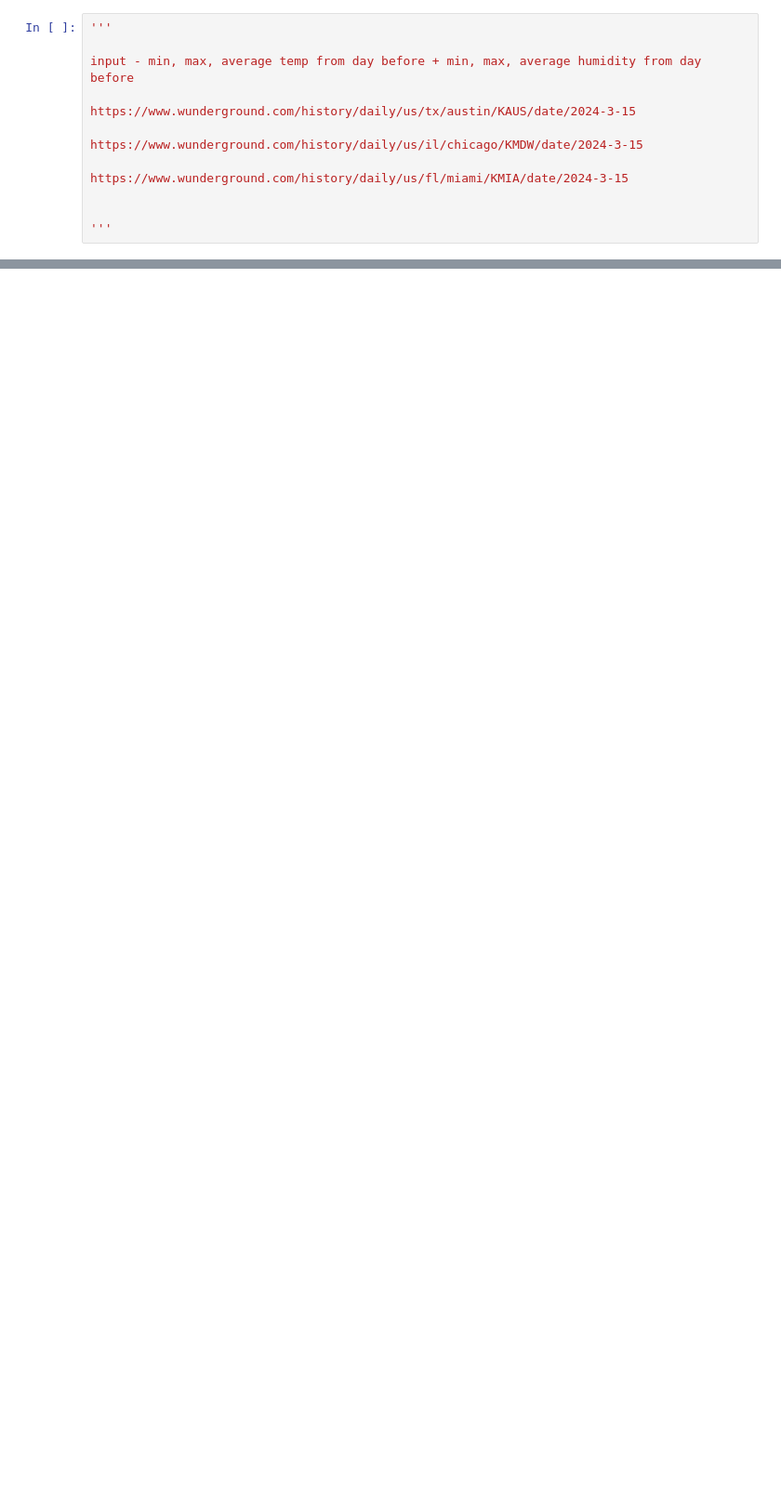
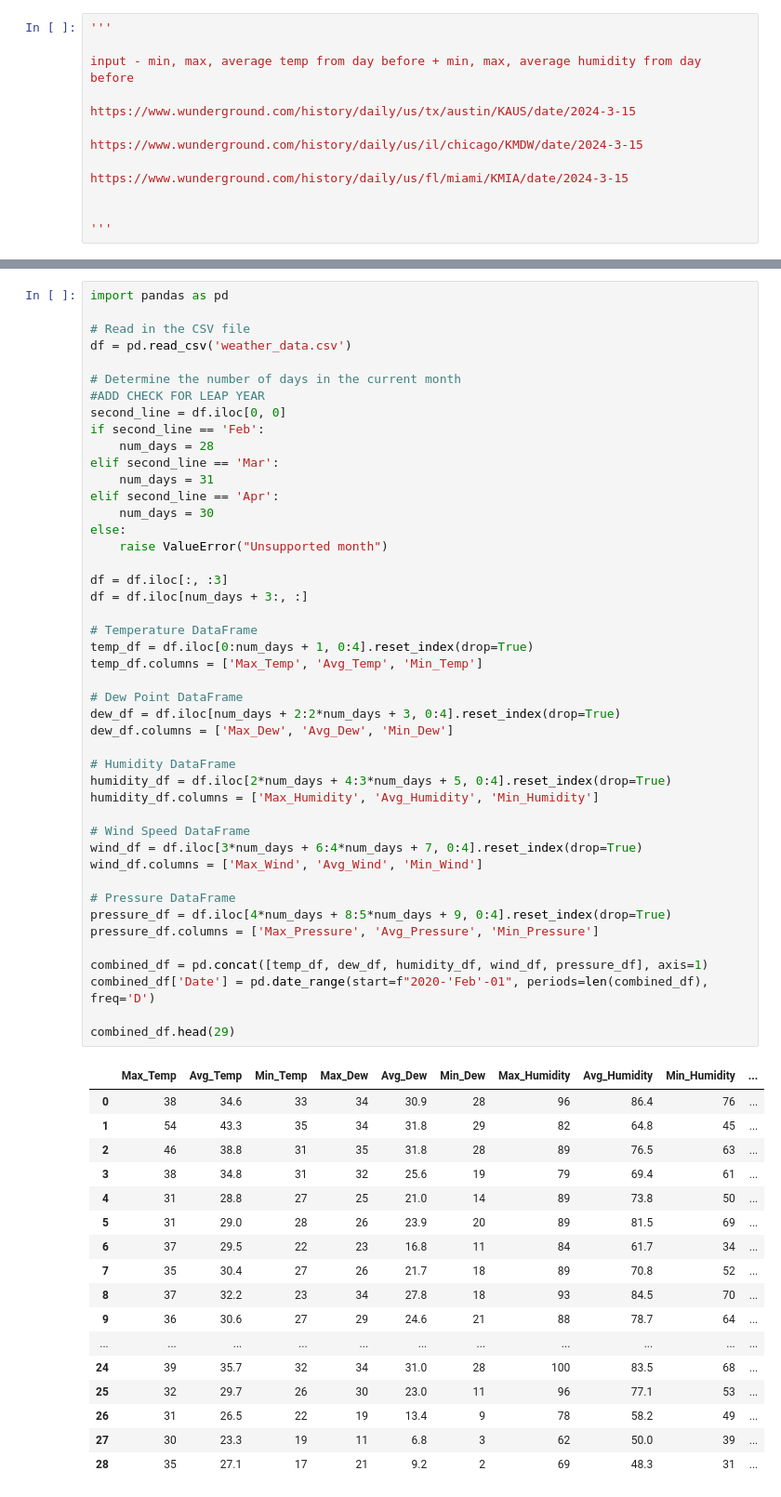
Before and after one commit to dvorins/weather-prediction, a Jupyter notebook: sixth_model.ipynb, the cells around one changed output, grey strips where cells are left out. Shown: that part at 93% size. Saved outputs shown, nothing was run; the diff lists cells and outputs as text; blank space fills up the shorter version.

```diff
--- a/sixth_model.ipynb
+++ b/sixth_model.ipynb
@@ -72,0 +126,63 @@ KeyboardInterrupt:
+# %%
+import pandas as pd
+
+# Read in the CSV file
+df = pd.read_csv('weather_data.csv')
+
+# Determine the number of days in the current month
+#ADD CHECK FOR LEAP YEAR
+second_line = df.iloc[0, 0]
+if second_line == 'Feb':
+    num_days = 28
+elif second_line == 'Mar':
+    num_days = 31
+elif second_line == 'Apr':
+    num_days = 30
+else:
+    raise ValueError("Unsupported month")
+
+df = df.iloc[:, :3]
+df = df.iloc[num_days + 3:, :]
+
+# Temperature DataFrame
+temp_df = df.iloc[0:num_days + 1, 0:4].reset_index(drop=True)
+temp_df.columns = ['Max_Temp', 'Avg_Temp', 'Min_Temp']
+
+# Dew Point DataFrame
+dew_df = df.iloc[num_days + 2:2*num_days + 3, 0:4].reset_index(drop=True)
+dew_df.columns = ['Max_Dew', 'Avg_Dew', 'Min_Dew']
+
+# Humidity DataFrame
+humidity_df = df.iloc[2*num_days + 4:3*num_days + 5, 0:4].reset_index(drop=True)
+humidity_df.columns = ['Max_Humidity', 'Avg_Humidity', 'Min_Humidity']
+
+# Wind Speed DataFrame
+wind_df = df.iloc[3*num_days + 6:4*num_days + 7, 0:4].reset_index(drop=True)
+wind_df.columns = ['Max_Wind', 'Avg_Wind', 'Min_Wind']
+
+# Pressure DataFrame
+pressure_df = df.iloc[4*num_days + 8:5*num_days + 9, 0:4].reset_index(drop=True)
+pressure_df.columns = ['Max_Pressure', 'Avg_Pressure', 'Min_Pressure']
+
+combined_df = pd.concat([temp_df, dew_df, humidity_df, wind_df, pressure_df], axis=1)
+combined_df['Date'] = pd.date_range(start=f"2020-'Feb'-01", periods=len(combined_df), freq='D')
+
+combined_df.head(29)
+# %% [output]
+|  | Max_Temp | Avg_Temp | Min_Temp | Max_Dew | Avg_Dew | Min_Dew | Max_Humidity | Avg_Humidity | Min_Humidity | ... |
+| 0 | 38 | 34.6 | 33 | 34 | 30.9 | 28 | 96 | 86.4 | 76 | ... |
+| 1 | 54 | 43.3 | 35 | 34 | 31.8 | 29 | 82 | 64.8 | 45 | ... |
+| 2 | 46 | 38.8 | 31 | 35 | 31.8 | 28 | 89 | 76.5 | 63 | ... |
+| 3 | 38 | 34.8 | 31 | 32 | 25.6 | 19 | 79 | 69.4 | 61 | ... |
+| 4 | 31 | 28.8 | 27 | 25 | 21.0 | 14 | 89 | 73.8 | 50 | ... |
+| 5 | 31 | 29.0 | 28 | 26 | 23.9 | 20 | 89 | 81.5 | 69 | ... |
+| 6 | 37 | 29.5 | 22 | 23 | 16.8 | 11 | 84 | 61.7 | 34 | ... |
+| 7 | 35 | 30.4 | 27 | 26 | 21.7 | 18 | 89 | 70.8 | 52 | ... |
+| 8 | 37 | 32.2 | 23 | 34 | 27.8 | 18 | 93 | 84.5 | 70 | ... |
+| 9 | 36 | 30.6 | 27 | 29 | 24.6 | 21 | 88 | 78.7 | 64 | ... |
+| ... | ... | ... | ... | ... | ... | ... | ... | ... | ... | ... |
+| 24 | 39 | 35.7 | 32 | 34 | 31.0 | 28 | 100 | 83.5 | 68 | ... |
+| 25 | 32 | 29.7 | 26 | 30 | 23.0 | 11 | 96 | 77.1 | 53 | ... |
+| 26 | 31 | 26.5 | 22 | 19 | 13.4 | 9 | 78 | 58.2 | 49 | ... |
+| 27 | 30 | 23.3 | 19 | 11 | 6.8 | 3 | 62 | 50.0 | 39 | ... |
+| 28 | 35 | 27.1 | 17 | 21 | 9.2 | 2 | 69 | 48.3 | 31 | ... |
```
Also changed, not shown: parts of 4 cells of this notebook, 39 other files.
